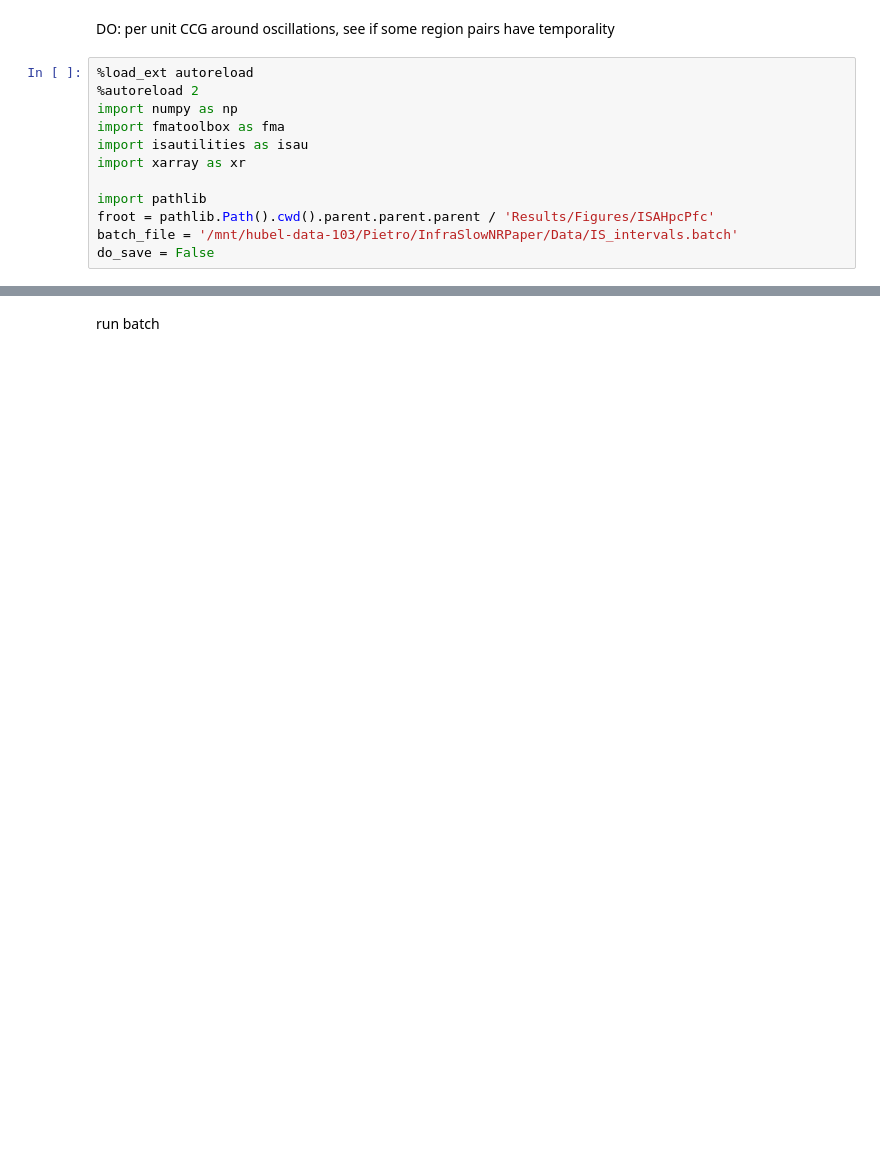
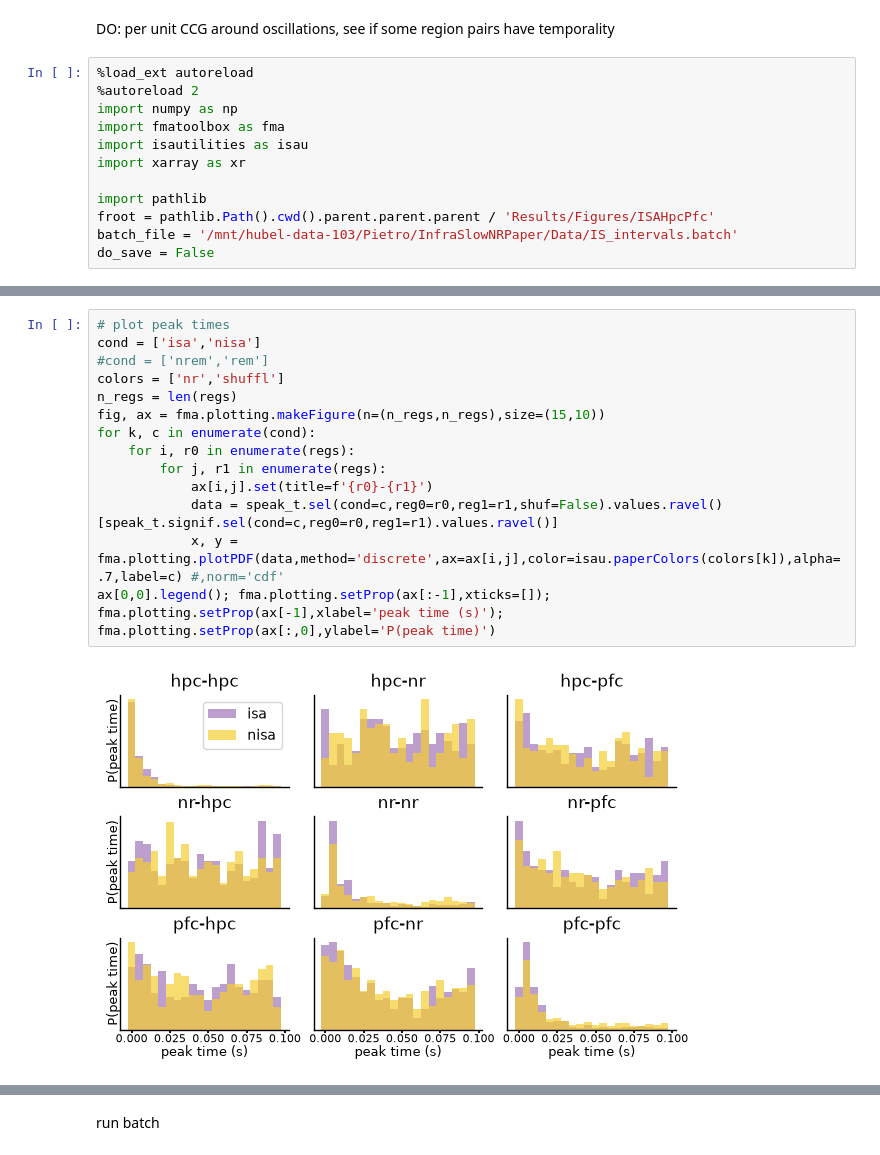
Before and after one commit to pietro-bozzo/NRCode, a Jupyter notebook: Python/Drafts/unitCCG.ipynb, the cells around one changed output, grey strips where cells are left out. Drawn from its saved outputs; the diff is of its cells as text; blank space fills up the shorter version.

```diff
--- a/Python/Drafts/unitCCG.ipynb
+++ b/Python/Drafts/unitCCG.ipynb
@@ -62,0 +112,16 @@ ax[0].set(title=f'{r0}-{r1}');
+# %%
+# plot peak times
+cond = ['isa','nisa']
+#cond = ['nrem','rem']
+colors = ['nr','shuffl']
+n_regs = len(regs)
+fig, ax = fma.plotting.makeFigure(n=(n_regs,n_regs),size=(15,10))
+for k, c in enumerate(cond):
+    for i, r0 in enumerate(regs):
+        for j, r1 in enumerate(regs):
+            ax[i,j].set(title=f'{r0}-{r1}')
+            data = speak_t.sel(cond=c,reg0=r0,reg1=r1,shuf=False).values.ravel()[speak_t.signif.sel(cond=c,reg0=r0,reg1=r1).values.ravel()]
+            x, y = fma.plotting.plotPDF(data,method='discrete',ax=ax[i,j],color=isau.paperColors(colors[k]),alpha=.7,label=c) #,norm='cdf'
+ax[0,0].legend(); fma.plotting.setProp(ax[:-1],xticks=[]); fma.plotting.setProp(ax[-1],xlabel='peak time (s)'); fma.plotting.setProp(ax[:,0],ylabel='P(peak time)')
+# %% [output]
+[figure, added]
```
Also changed, not shown: parts of 13 cells of this notebook, 21 other files.
